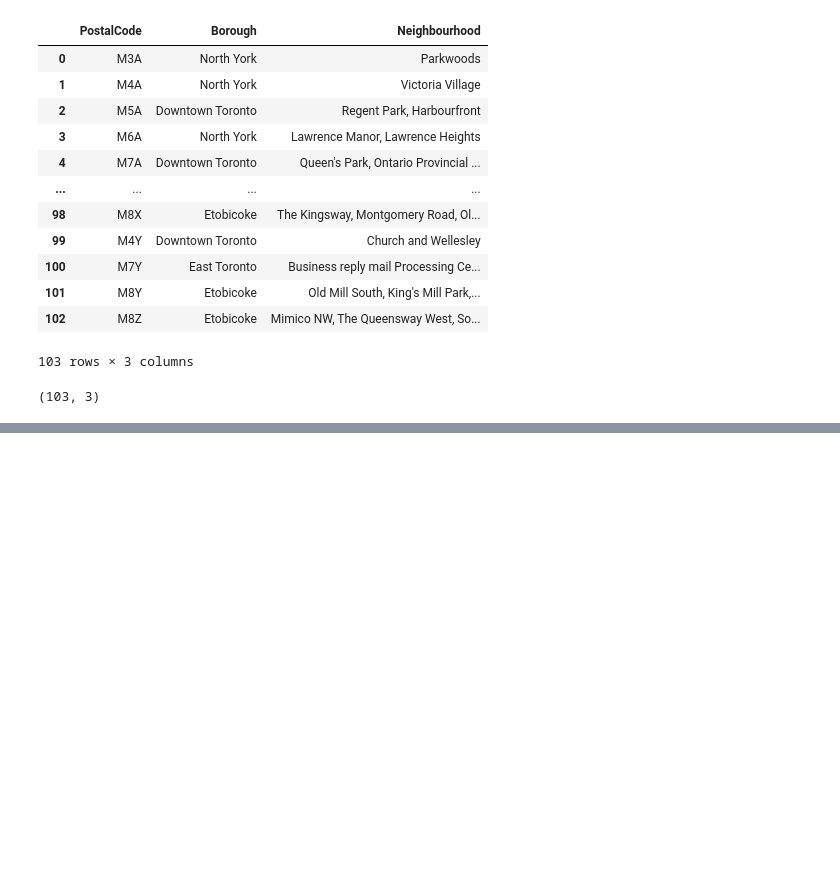
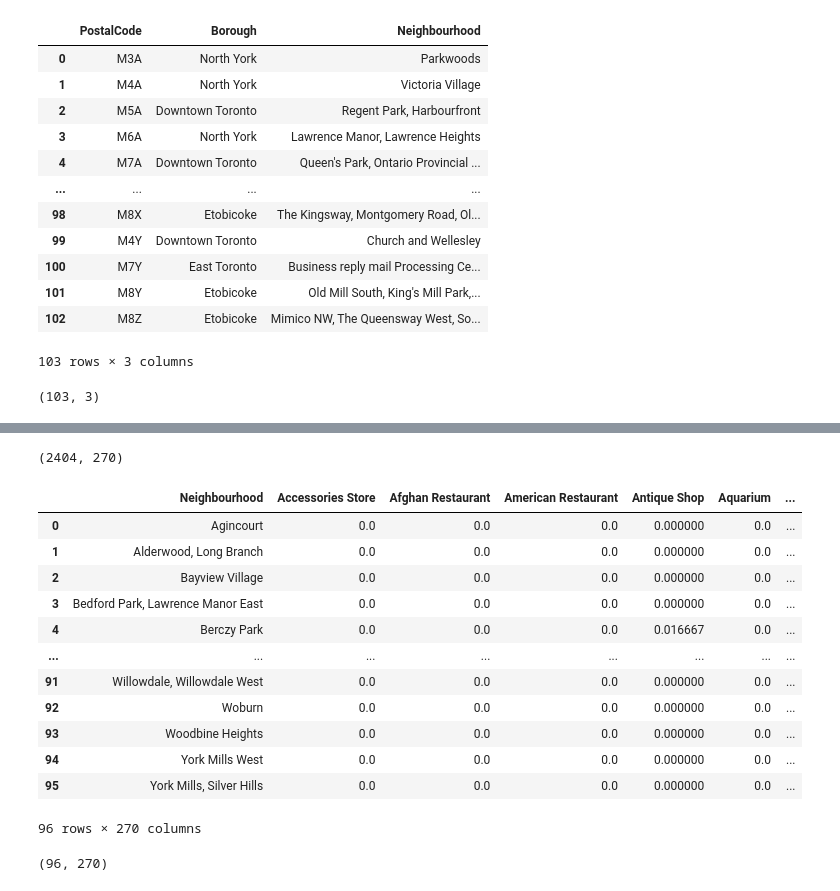
Before and after one commit to dmalc/Coursera_Capstone, a Jupyter notebook: Clustering Toronto Neighborhoods.ipynb, the cells around one changed output, grey strips where cells are left out. Saved outputs shown, nothing was run; the diff lists cells and outputs as text; code cells hidden in the pictures; blank space fills up the shorter version.

```diff
--- a/Clustering Toronto Neighborhoods.ipynb
+++ b/Clustering Toronto Neighborhoods.ipynb
@@ -160,0 +266,6 @@ toronto
+# %%
+import requests # library to handle requests
+from pandas.io.json import json_normalize # tranform JSON file into a pandas dataframe
+
+results = requests.get(url).json()
+results
@@ -160,0 +456,25 @@ toronto
+# %%
+toronto_onehot.shape
+# %% [output]
+(2404, 270)
+# %%
+toronto_grouped = toronto_onehot.groupby('Neighbourhood').mean().reset_index()
+toronto_grouped
+# %% [output]
+|  | Neighbourhood | Accessories Store | Afghan Restaurant | American Restaurant | Antique Shop | Aquarium | ... |
+| 0 | Agincourt | 0.0 | 0.0 | 0.0 | 0.000000 | 0.0 | ... |
+| 1 | Alderwood, Long Branch | 0.0 | 0.0 | 0.0 | 0.000000 | 0.0 | ... |
+| 2 | Bayview Village | 0.0 | 0.0 | 0.0 | 0.000000 | 0.0 | ... |
+| 3 | Bedford Park, Lawrence Manor East | 0.0 | 0.0 | 0.0 | 0.000000 | 0.0 | ... |
+| 4 | Berczy Park | 0.0 | 0.0 | 0.0 | 0.016667 | 0.0 | ... |
+| ... | ... | ... | ... | ... | ... | ... | ... |
+| 91 | Willowdale, Willowdale West | 0.0 | 0.0 | 0.0 | 0.000000 | 0.0 | ... |
+| 92 | Woburn | 0.0 | 0.0 | 0.0 | 0.000000 | 0.0 | ... |
+| 93 | Woodbine Heights | 0.0 | 0.0 | 0.0 | 0.000000 | 0.0 | ... |
+| 94 | York Mills West | 0.0 | 0.0 | 0.0 | 0.000000 | 0.0 | ... |
+| 95 | York Mills, Silver Hills | 0.0 | 0.0 | 0.0 | 0.000000 | 0.0 | ... |
+96 rows × 270 columns
+# %%
+toronto_grouped.shape
+# %% [output]
+(96, 270)
```
Also changed, not shown: parts of 37 cells of this notebook.
